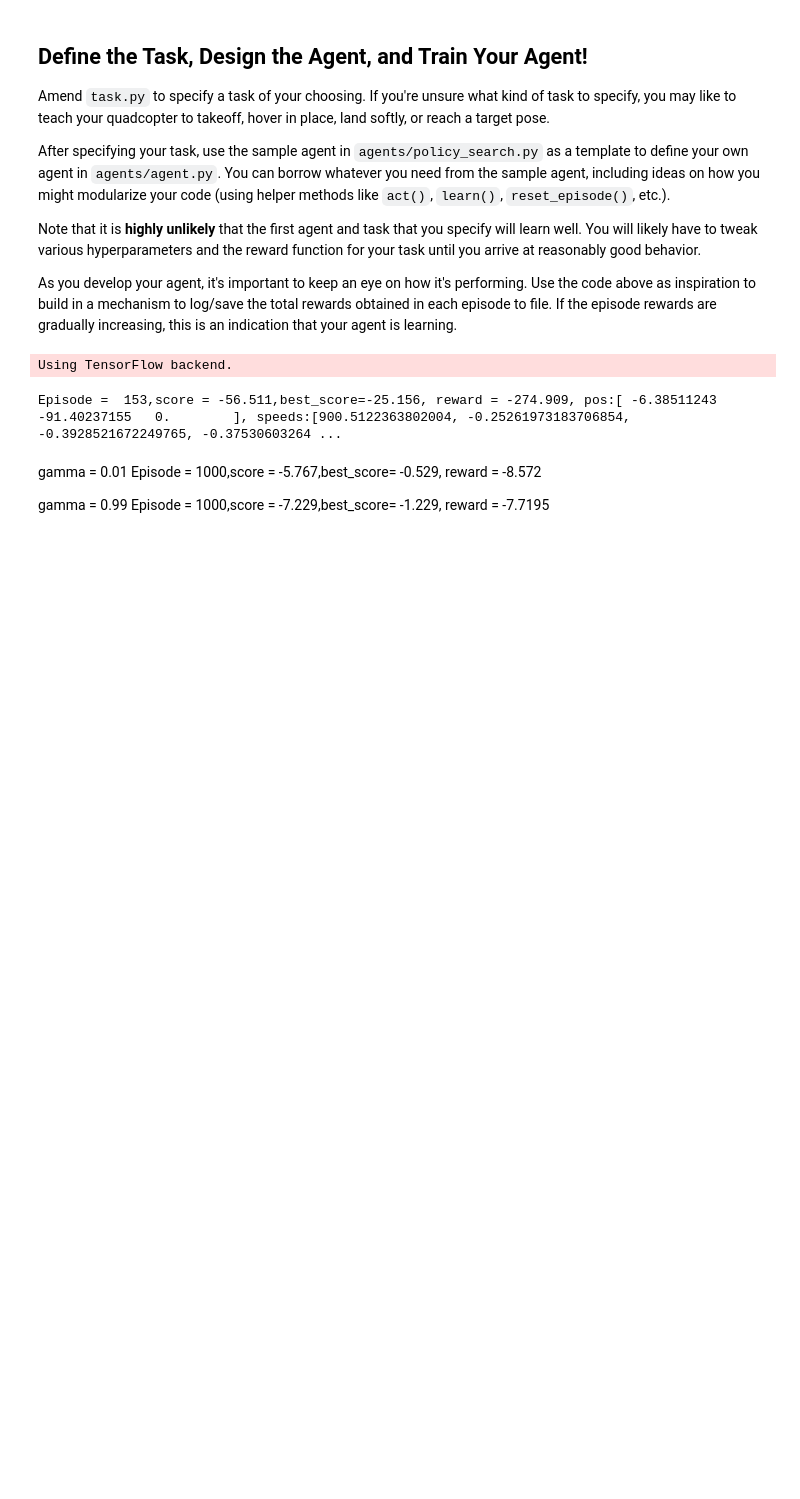
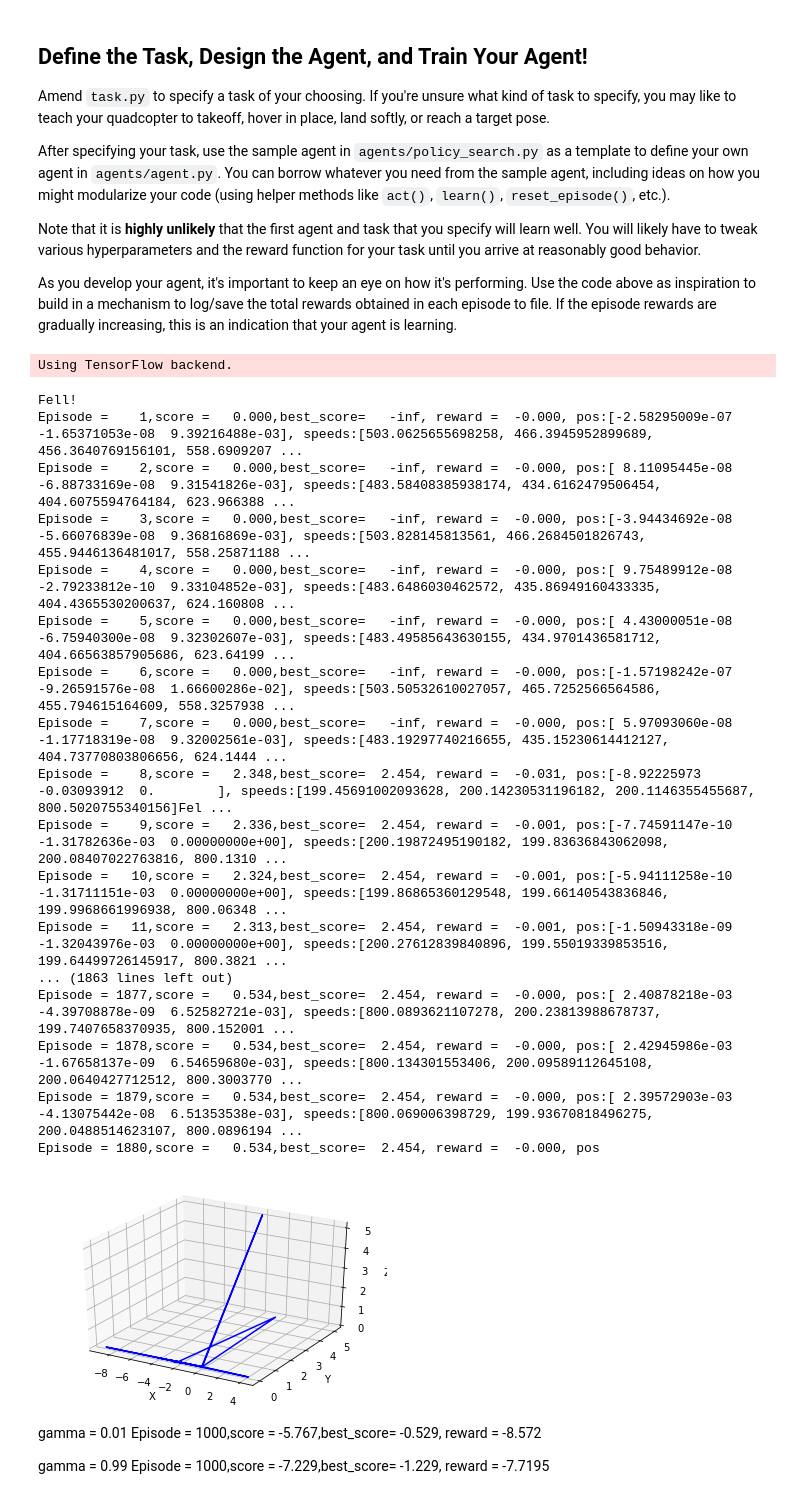
Before and after one commit to abin-saju/MLND, a Jupyter notebook: projects/RL-Quadcopter-2/Quadcopter_Project.ipynb, the cells around one changed output. Cells and saved outputs as stored; diff of their text form; code cells hidden in the pictures; blank space fills up the shorter version.

```diff
--- a/projects/RL-Quadcopter-2/Quadcopter_Project.ipynb
+++ b/projects/RL-Quadcopter-2/Quadcopter_Project.ipynb
@@ -186,7 +186,7 @@ num_episodes = 2000
 init_pose = np.array([0., 0., 0., 0., 0., 0.])  # initial pose
 init_velocities = np.array([0., 0., 0.])         # initial velocities
 init_angle_velocities = np.array([0., 0., 0.])   # initial angle velocities
-target_pos = np.array([10., 10., 2.])
+target_pos = np.array([0., 5., 0.])
 task = Task(init_pose=init_pose,init_velocities = init_velocities, init_angle_velocities = init_angle_velocities
                 ,target_pos=target_pos)
 agent = DDPG(task)
@@ -197,34 +197,55 @@ x=[]
 y=[]
 z=[]
 from mpl_toolkits.mplot3d import Axes3D
 fig = plt.figure()
 ax = plt.axes(projection='3d')
 
 for i_episode in range(1, num_episodes+1):
     state = agent.reset_episode() # start a new episode
     while True:
+
+        #print(state)
+
         action = agent.act(state)
+       # print(action)
         next_state, reward, done = task.step(action)
         agent.step(action,reward,next_state, done)
         state = next_state
         if done:
             score.append(agent.score)
             stored_reward.append(reward)
             x.append(task.sim.pose[0])
             y.append(task.sim.pose[1])
             z.append(task.sim.pose[2])
             print("\rEpisode = {:4d},score = {:7.3f},best_score={:7.3f}, reward = {:7.3f}, pos:{}, speeds:{}".format(
                 i_episode,agent.score,agent.best_score,reward,str(task.sim.pose[:3]),action), end="")  # [debug]
             break
     sys.stdout.flush()
 
 ax.plot(x,y,z, '-b')
 ax.set_xlabel('X')
 ax.set_ylabel('Y')
 ax.set_zlabel('Z')
 plt.show()
 # %% [output]
-Episode =  153,score = -56.511,best_score=-25.156, reward = -274.909, pos:[ -6.38511243 -91.40237155   0.        ], speeds:[900.5122363802004, -0.25261973183706854, -0.3928521672249765, -0.37530603264 ...
+Fell!
+Episode =    1,score =   0.000,best_score=   -inf, reward =  -0.000, pos:[-2.58295009e-07 -1.65371053e-08  9.39216488e-03], speeds:[503.0625655698258, 466.3945952899689, 456.3640769156101, 558.6909207 ...
+Episode =    2,score =   0.000,best_score=   -inf, reward =  -0.000, pos:[ 8.11095445e-08 -6.88733169e-08  9.31541826e-03], speeds:[483.58408385938174, 434.6162479506454, 404.6075594764184, 623.966388 ...
+Episode =    3,score =   0.000,best_score=   -inf, reward =  -0.000, pos:[-3.94434692e-08 -5.66076839e-08  9.36816869e-03], speeds:[503.828145813561, 466.2684501826743, 455.9446136481017, 558.25871188 ...
+Episode =    4,score =   0.000,best_score=   -inf, reward =  -0.000, pos:[ 9.75489912e-08 -2.79233812e-10  9.33104852e-03], speeds:[483.6486030462572, 435.86949160433335, 404.4365530200637, 624.160808 ...
+Episode =    5,score =   0.000,best_score=   -inf, reward =  -0.000, pos:[ 4.43000051e-08 -6.75940300e-08  9.32302607e-03], speeds:[483.49585643630155, 434.9701436581712, 404.66563857905686, 623.64199 ...
+Episode =    6,score =   0.000,best_score=   -inf, reward =  -0.000, pos:[-1.57198242e-07 -9.26591576e-08  1.66600286e-02], speeds:[503.50532610027057, 465.7252566564586, 455.794615164609, 558.3257938 ...
+Episode =    7,score =   0.000,best_score=   -inf, reward =  -0.000, pos:[ 5.97093060e-08 -1.17718319e-08  9.32002561e-03], speeds:[483.19297740216655, 435.15230614412127, 404.73770803806656, 624.1444 ...
+Episode =    8,score =   2.348,best_score=  2.454, reward =  -0.031, pos:[-8.92225973 -0.03093912  0.        ], speeds:[199.45691002093628, 200.14230531196182, 200.1146355455687, 800.5020755340156]Fel ...
+Episode =    9,score =   2.336,best_score=  2.454, reward =  -0.001, pos:[-7.74591147e-10 -1.31782636e-03  0.00000000e+00], speeds:[200.19872495190182, 199.83636843062098, 200.08407022763816, 800.1310 ...
+Episode =   10,score =   2.324,best_score=  2.454, reward =  -0.001, pos:[-5.94111258e-10 -1.31711151e-03  0.00000000e+00], speeds:[199.86865360129548, 199.66140543836846, 199.9968661996938, 800.06348 ...
+Episode =   11,score =   2.313,best_score=  2.454, reward =  -0.001, pos:[-1.50943318e-09 -1.32043976e-03  0.00000000e+00], speeds:[200.27612839840896, 199.55019339853516, 199.64499726145917, 800.3821 ...
+... (1863 lines left out)
+Episode = 1877,score =   0.534,best_score=  2.454, reward =  -0.000, pos:[ 2.40878218e-03 -4.39708878e-09  6.52582721e-03], speeds:[800.0893621107278, 200.23813988678737, 199.7407658370935, 800.152001 ...
+Episode = 1878,score =   0.534,best_score=  2.454, reward =  -0.000, pos:[ 2.42945986e-03 -1.67658137e-09  6.54659680e-03], speeds:[800.134301553406, 200.09589112645108, 200.0640427712512, 800.3003770 ...
+Episode = 1879,score =   0.534,best_score=  2.454, reward =  -0.000, pos:[ 2.39572903e-03 -4.13075442e-08  6.51353538e-03], speeds:[800.069006398729, 199.93670818496275, 200.0488514623107, 800.0896194 ...
+Episode = 1880,score =   0.534,best_score=  2.454, reward =  -0.000, pos
+[figure, added]
 # %% [markdown]
 gamma = 0.01
 Episode = 1000,score =  -5.767,best_score= -0.529, reward =  -8.572
```
Also changed, not shown: parts of 5 cells of this notebook, 2 other files.
